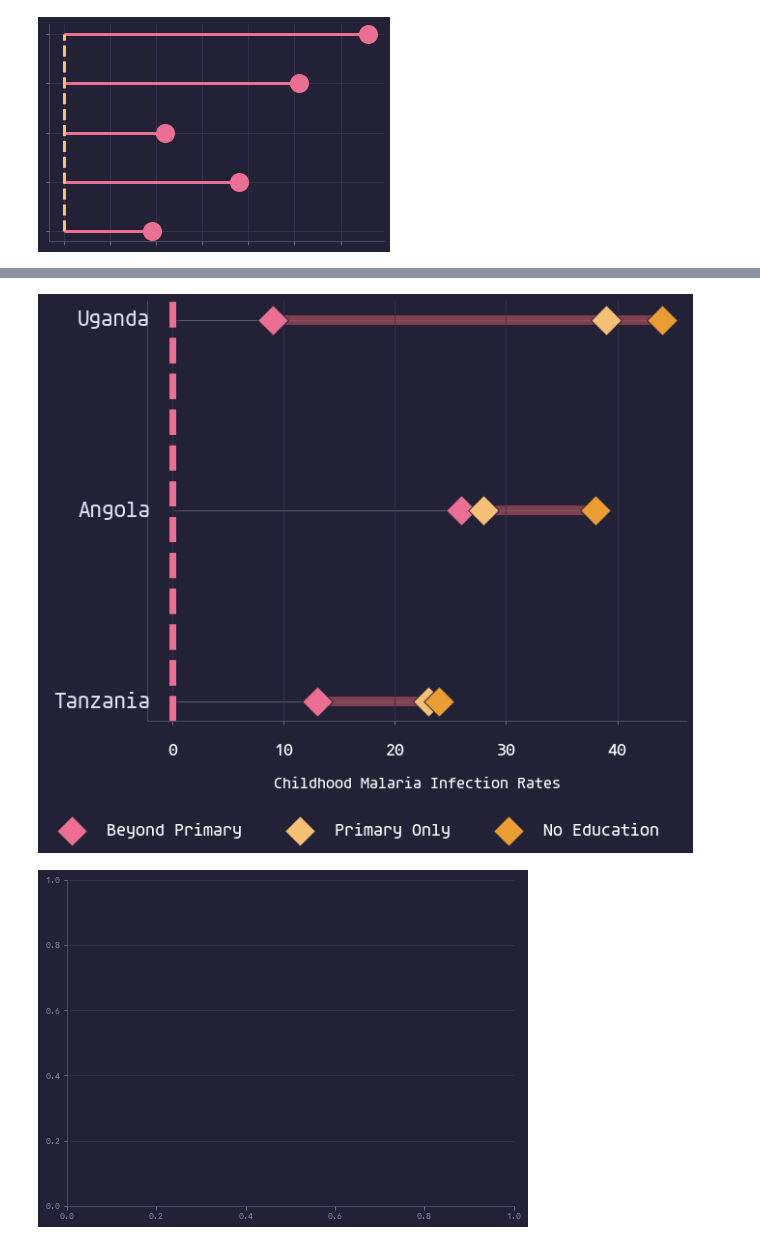
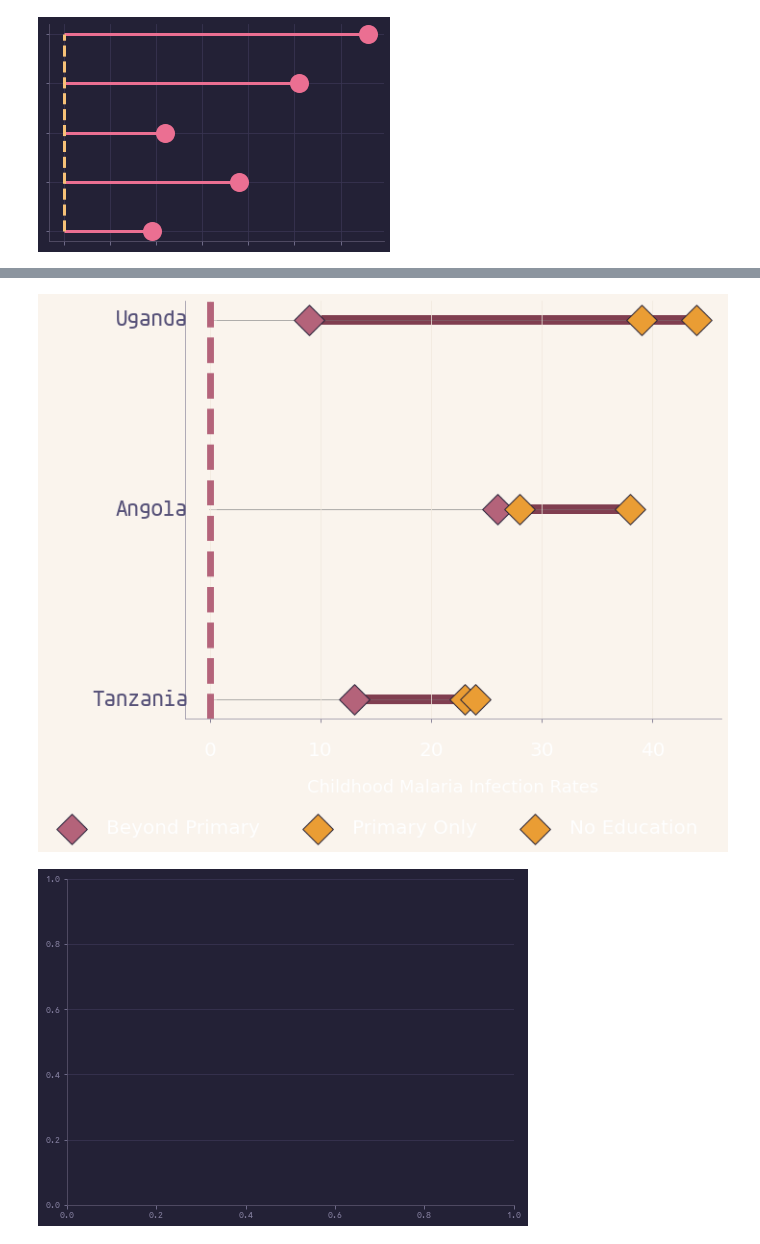
Before and after one commit to msimbao/counselsonlifestyle, a Jupyter notebook: plots/finalplayground.ipynb, the cells around one changed output, grey strips where cells are left out. Saved outputs shown, nothing was run; the diff lists cells and outputs as text; code cells hidden in the pictures.

Commit message:
switching to dawn style

```diff
--- a/plots/finalplayground.ipynb
+++ b/plots/finalplayground.ipynb
@@ -29,7 +29,7 @@ plt.style.available
 # %%
 
 # plt.style.use("seaborn-dark")  # set style because it looks nice
-plt.style.use("rose-pine-moon.mplstyle")
+plt.style.use("rose-pine-dawn.mplstyle")
 
 x=['Nuts & Seeds','Grains','Meat']
 #LFV means legumes fruits and vegetables
@@ -173,6 +173,7 @@ plt.show()
 # %%
 # Custom legend for right plot
 
+plt.style.use("rose-pine-dawn.mplstyle")
 
 
 # Sample data
@@ -182,7 +183,6 @@ y2 = np.array([1, 1.05, 1.2, 2.03])
 y3 = np.array([1, 1.42, 1.74, 1.97])
 colors = ["#1B9E77", "#D95F02", "#7570B3"]
 
-plt.style.use("rose-pine-moon.mplstyle")
 
 X_Y_Spline1 = make_interp_spline(x, y1)
 X_Y_Spline2 = make_interp_spline(x, y2)
@@ -290,6 +290,7 @@ plt.show()
 # %%
 # libraries
 # create dataset
+plt.style.use("rose-pine-dawn.mplstyle")
 
 
 height = [2.9, 4.8, 3.2, 6.1, 7.6]
@@ -386,7 +387,7 @@ y2 = np.array([1, 0.95, 1.00, 0.88])
 y3 = np.array([1, 0.65, 0.71, 0.48])
 colors = ["#1B9E77", "#D95F02", "#7570B3"]
 
-plt.style.use("rose-pine-moon.mplstyle")
+plt.style.use("rose-pine-dawn.mplstyle")
 
 X_Y_Spline1 = make_interp_spline(x, y1)
 X_Y_Spline2 = make_interp_spline(x, y2)
@@ -439,6 +440,8 @@ plt.show()
 # %%
 import pandas as pd
 import matplotlib.pyplot as plt
+
+plt.style.use("rose-pine-dawn.mplstyle")
 
 # use textwrap from python standard lib to help manage how the description
 # text shows up
@@ -580,34 +583,34 @@ ax.legend(
 )
 
 ax.set_xlabel(
     "Childhood Malaria Infection Rates",
     fontsize="18",
     labelpad=20,
     color="white"
 )
 
 
 # drop the gridlines (inherited from 'seaborn-whitegrid' style)
 # and drop all the spines
 ax.grid(True)
 # ax.spines["top"].set_visible(False)
 # ax.spines["bottom"].set_visible(False)
 # ax.spines["right"].set_visible(False)
 # ax.spines["left"].set_visible(False)
 
 # custom set the xticks since this looks better
 # ax.set_xticks([0.0, 0.2, 0.4, 0.6])
 
 # set properties of xtick labels
 # https://matplotlib.org/stable/api/_as_gen/matplotlib.axes.Axes.tick_params.html#matplotlib.axes.Axes.tick_params
 ax.tick_params(axis="x", pad=20, labelsize="20", labelcolor="white")
 
 
 
 # plt.savefig('best_results.svg',dpi=150, bbox_inches = "tight")
 plt.show()
 # %% [output]
-[figure, old version]
+[figure, new version]
 # %%
 import matplotlib.pyplot as plt
 import matplotlib.patches as mpatches # for the legend
```
Also changed, not shown: parts of 4 cells of this notebook, 4 other files.
